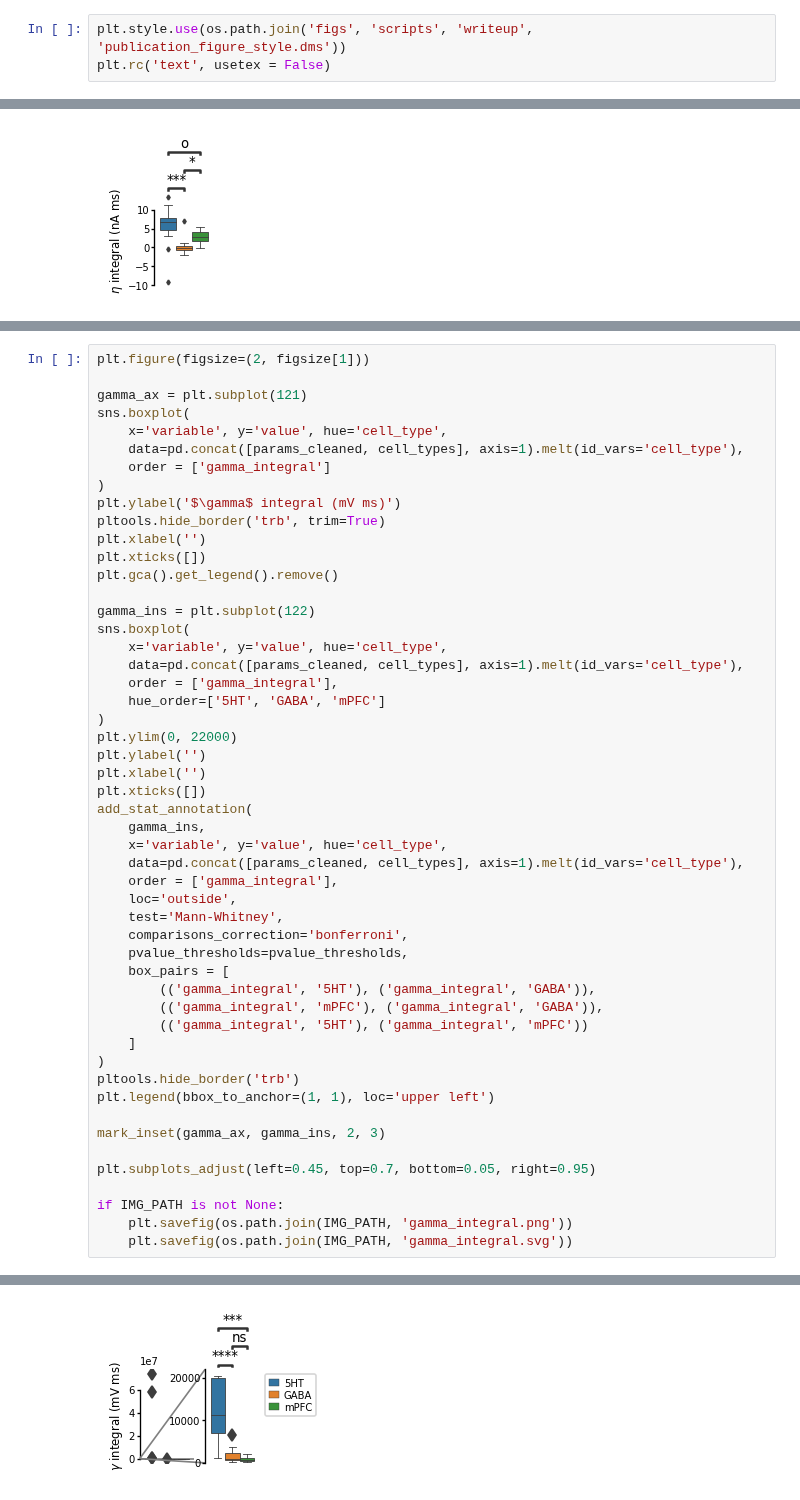
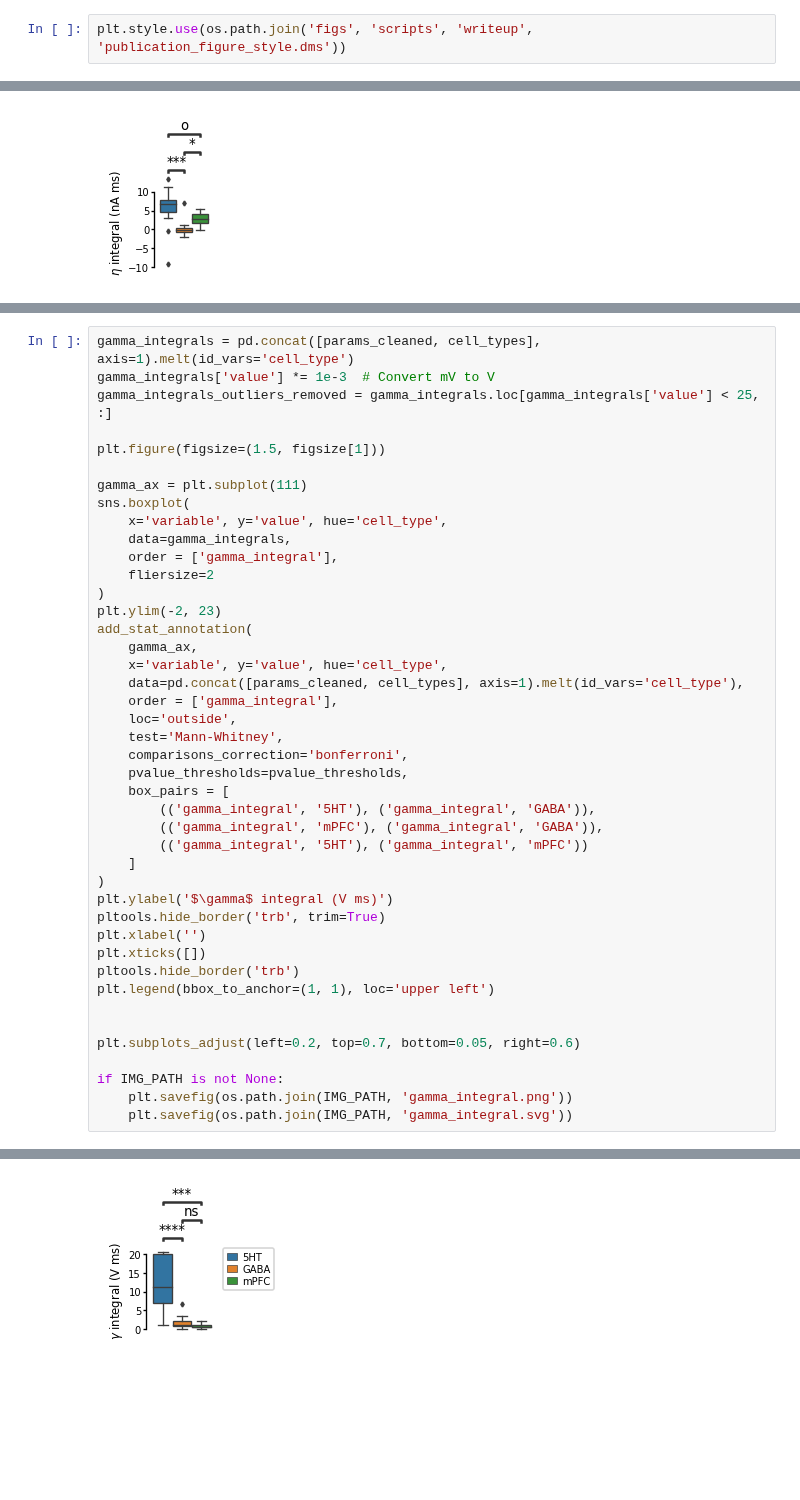
Before and after one commit to nauralcodinglab/raphegif, a Jupyter notebook: figs/scripts/writeup/single_neuron_model_parameter_comparison.ipynb, the cells around one changed output, grey strips where cells are left out. Cells and saved outputs as stored; diff of their text form; blank space fills up the shorter version.

Commit message:
Clearer GIF parameter plots and non-parametric filter plots

```diff
--- a/figs/scripts/writeup/single_neuron_model_parameter_comparison.ipynb
+++ b/figs/scripts/writeup/single_neuron_model_parameter_comparison.ipynb
@@ -22,7 +22,6 @@ from statannot import add_stat_annotation
 from ezephys import pltools
 # %%
 plt.style.use(os.path.join('figs', 'scripts', 'writeup', 'publication_figure_style.dms'))
-plt.rc('text', usetex = False)
 # %%
 IMG_PATH = os.path.join('figs', 'ims', 'writeup', 'GIF_parameters')
 # %% [markdown]
@@ -375,64 +400,56 @@ eta_integral_5HT v.s. eta_integral_mPFC: Mann-Whitney-Wilcoxon test two-sided wi
 # %%
-plt.figure(figsize=(2, figsize[1]))
+gamma_integrals = pd.concat([params_cleaned, cell_types], axis=1).melt(id_vars='cell_type')
+gamma_integrals['value'] *= 1e-3  # Convert mV to V
+gamma_integrals_outliers_removed = gamma_integrals.loc[gamma_integrals['value'] < 25, :]
 
-gamma_ax = plt.subplot(121)
+plt.figure(figsize=(1.5, figsize[1]))
+
+gamma_ax = plt.subplot(111)
 sns.boxplot(
     x='variable', y='value', hue='cell_type',
-    data=pd.concat([params_cleaned, cell_types], axis=1).melt(id_vars='cell_type'),
-    order = ['gamma_integral']
+    data=gamma_integrals,
+    order = ['gamma_integral'],
+    fliersize=2
 )
-plt.ylabel('$\gamma$ integral (mV ms)')
-pltools.hide_border('trb', trim=True)
-plt.xlabel('')
-plt.xticks([])
-plt.gca().get_legend().remove()
-
-gamma_ins = plt.subplot(122)
-sns.boxplot(
-    x='variable', y='value', hue='cell_type',
-    data=pd.concat([params_cleaned, cell_types], axis=1).melt(id_vars='cell_type'),
-    order = ['gamma_integral'],
-    hue_order=['5HT', 'GABA', 'mPFC']
-)
-plt.ylim(0, 22000)
-plt.ylabel('')
-plt.xlabel('')
-plt.xticks([])
+plt.ylim(-2, 23)
 add_stat_annotation(
-    gamma_ins,
+    gamma_ax,
     x='variable', y='value', hue='cell_type',
     data=pd.concat([params_cleaned, cell_types], axis=1).melt(id_vars='cell_type'),
     order = ['gamma_integral'],
     loc='outside',
     test='Mann-Whitney',
     comparisons_correction='bonferroni',
     pvalue_thresholds=pvalue_thresholds,
     box_pairs = [
         (('gamma_integral', '5HT'), ('gamma_integral', 'GABA')),
         (('gamma_integral', 'mPFC'), ('gamma_integral', 'GABA')),
         (('gamma_integral', '5HT'), ('gamma_integral', 'mPFC'))
     ]
 )
+plt.ylabel('$\gamma$ integral (V ms)')
+pltools.hide_border('trb', trim=True)
+plt.xlabel('')
+plt.xticks([])
 pltools.hide_border('trb')
 plt.legend(bbox_to_anchor=(1, 1), loc='upper left')
 
-mark_inset(gamma_ax, gamma_ins, 2, 3)
 
-plt.subplots_adjust(left=0.45, top=0.7, bottom=0.05, right=0.95)
+plt.subplots_adjust(left=0.2, top=0.7, bottom=0.05, right=0.6)
 
 if IMG_PATH is not None:
     plt.savefig(os.path.join(IMG_PATH, 'gamma_integral.png'))
     plt.savefig(os.path.join(IMG_PATH, 'gamma_integral.svg'))
 # %% [output]
 p-value annotation legend:
 ns: 1.00e-01 < p <= 1.00e+00
 o: 5.00e-02 < p <= 1.00e-01
 *: 1.00e-02 < p <= 5.00e-02
 **: 1.00e-03 < p <= 1.00e-02
 ***: 1.00e-04 < p <= 1.00e-03
 ****: p <= 1.00e-04
 ()
 gamma_integral_5HT v.s. gamma_integral_GABA: Mann-Whitney-Wilcoxon test two-sided with Bonferroni correction, P_val=4.094e-05 U_stat=2.410e+02
 gamma_integral_GABA v.s. gamma_integral_mPFC: Mann-Whitney-Wilcoxon test two-sided with Bonferroni correction, P_val=4.372e-01 U_stat=6.900e+01
 gamma_integral_5HT v.s. gamma_integral_mPFC: Mann-Whitney-Wilcoxon test two-sided with Bonferroni correction, P_val=7.519e-04 U_stat=1.240e+02
-[figure, old version]
+[figure, new version]
```
Also changed, not shown: parts of 9 cells of this notebook, 1 other file.
